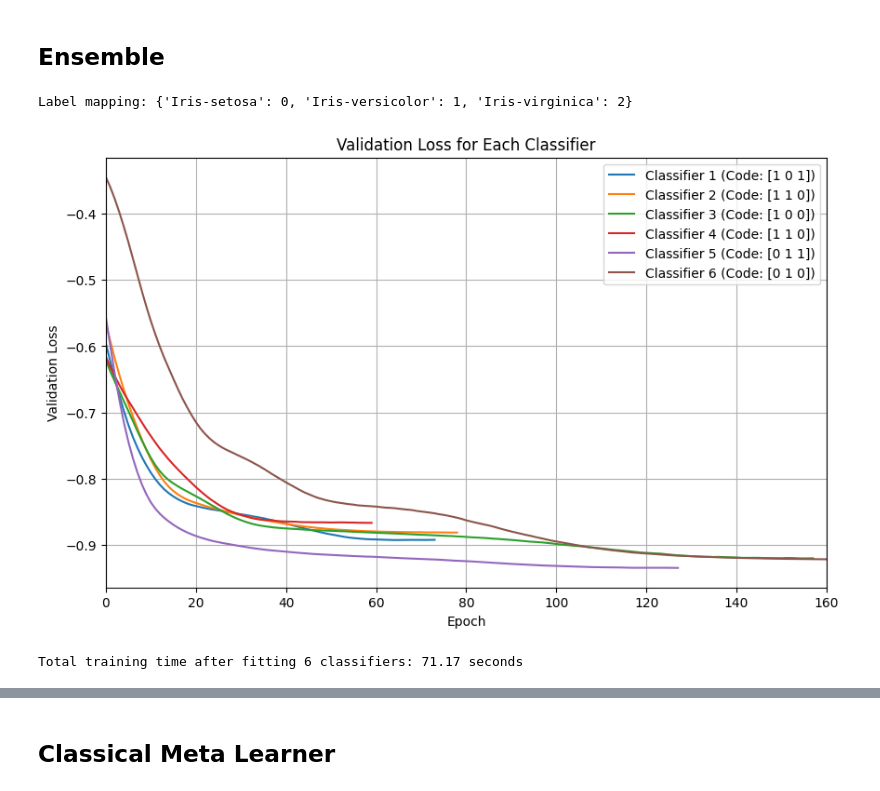
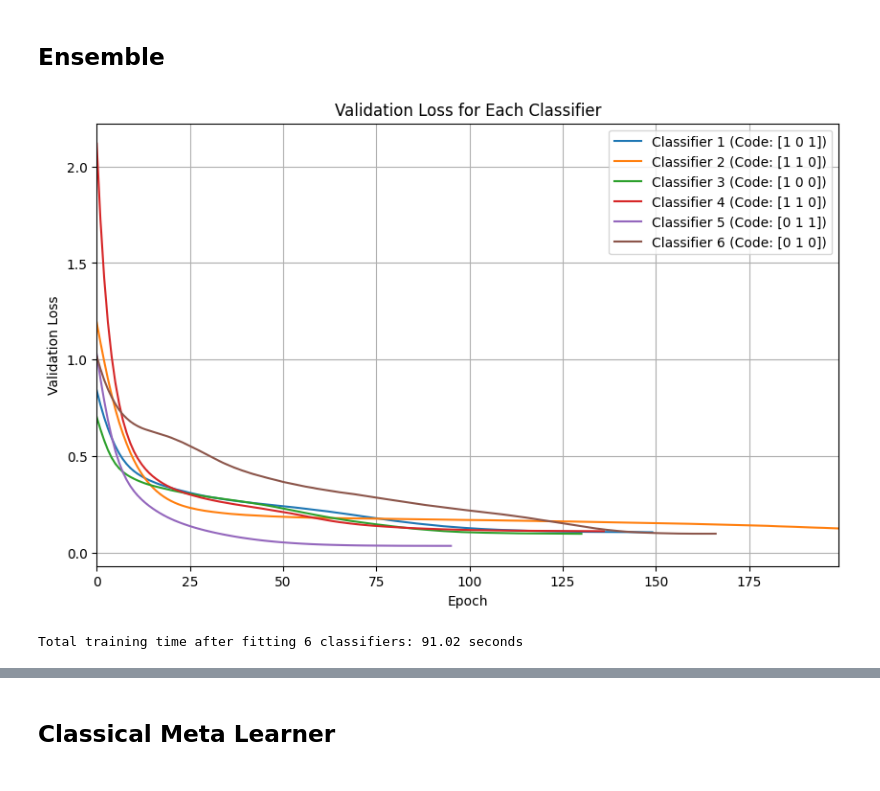
Before and after one commit to EdwardM222/QML-RP, a Jupyter notebook: thesis.ipynb, the cells around one changed output, grey strips where cells are left out. Drawn from its saved outputs; the diff is of its cells as text; code cells hidden in the pictures.

```diff
--- a/thesis.ipynb
+++ b/thesis.ipynb
@@ -291,27 +291,13 @@ weighted avg       0.90      0.88      0.87       114
 iris = fetch_ucirepo(id=53)
 
 X = iris.data.features
-y = iris.data.targets
-label_names = sorted(y[y.columns[0]].unique())
-label_to_int = {label: idx for idx, label in enumerate(label_names)}
-int_to_label = {idx: label for idx, label in enumerate(label_names)}
-print(f"Label mapping: {label_to_int}")
-y = y[y.columns[0]].map(label_to_int)
+y = iris.data.targets['class']
 
 X_train, X_test, y_train, y_test = train_test_split(X, y, test_size=0.2, random_state=2, stratify=y)
-
-# pca = prince.PCA(n_components=2, n_iter=5, random_state=2)
-# X_train = pca.fit_transform(X_train)
-# X_test = pca.transform(X_test)
-
-X_train_scaled = scaler.fit_transform(X_train)
-X_test_scaled = scaler.transform(X_test)
-# %% [output]
-Label mapping: {'Iris-setosa': 0, 'Iris-versicolor': 1, 'Iris-virginica': 2}
 # %%
 ens = QuECOC().to(DEVICE)
-ens.fit(X_train_scaled, y_train, X_test_scaled, y_test, epochs=200, plot=True, verbose=True)
+ens.fit(X_train, y_train, X_test, y_test, epochs=200, plot=True, verbose=True)
 # %% [output]
-[figure, old version]
+[figure, new version]
-Total training time after fitting 6 classifiers: 71.17 seconds
+Total training time after fitting 6 classifiers: 91.02 seconds
 # %%
```
Also changed, not shown: parts of 9 cells of this notebook, 1 other file.
